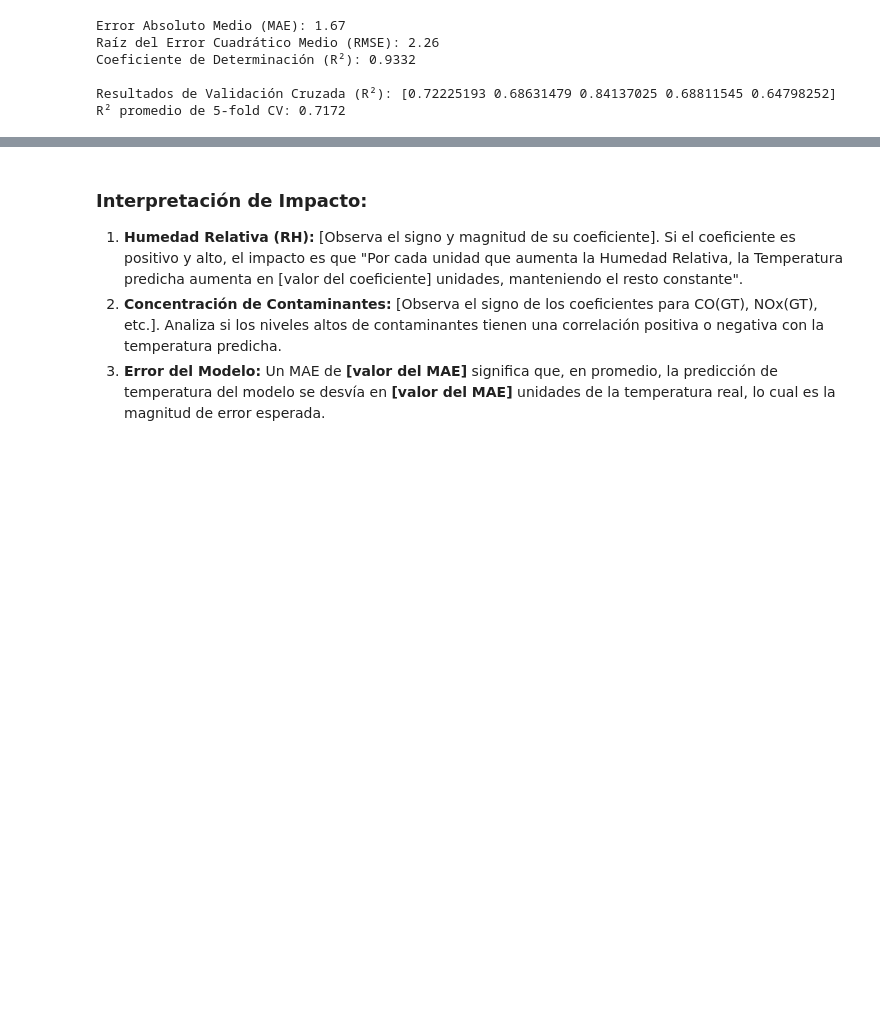
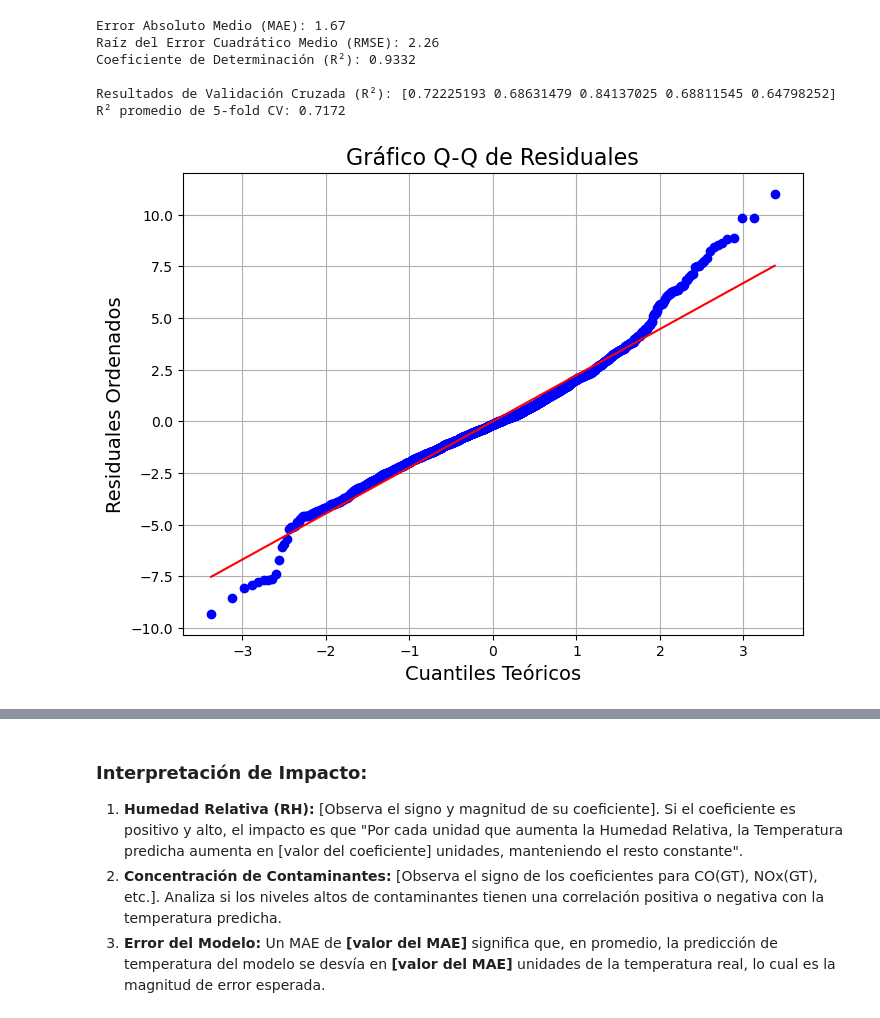
Before and after one commit to dinovillalobos/MineriaDatos-, a Jupyter notebook: RegresionLinear/data/Tarea1.ipynb, the cells around one changed output, grey strips where cells are left out. Saved outputs shown, nothing was run; the diff lists cells and outputs as text; code cells hidden in the pictures; blank space fills up the shorter version.

```diff
--- a/RegresionLinear/data/Tarea1.ipynb
+++ b/RegresionLinear/data/Tarea1.ipynb
@@ -211,6 +246,21 @@ Coeficiente de Determinación (R²): 0.9332
 
 Resultados de Validación Cruzada (R²): [0.72225193 0.68631479 0.84137025 0.68811545 0.64798252]
 R² promedio de 5-fold CV: 0.7172
+# %%
+
+# 1. Calcular los residuales
+residuales = y_test - y_pred
+# %%
+import scipy.stats as stats
+plt.figure(figsize=(8, 6))
+stats.probplot(residuales, dist="norm", plot=plt)
+plt.title('Gráfico Q-Q de Residuales', fontsize=16)
+plt.xlabel('Cuantiles Teóricos', fontsize=14)
+plt.ylabel('Residuales Ordenados', fontsize=14)
+plt.grid(True)
+plt.show()
+# %% [output]
+[figure, added]
 # %%
 ## 5. Interpretación de Resultados
 
```
Also changed, not shown: parts of 4 cells of this notebook.
